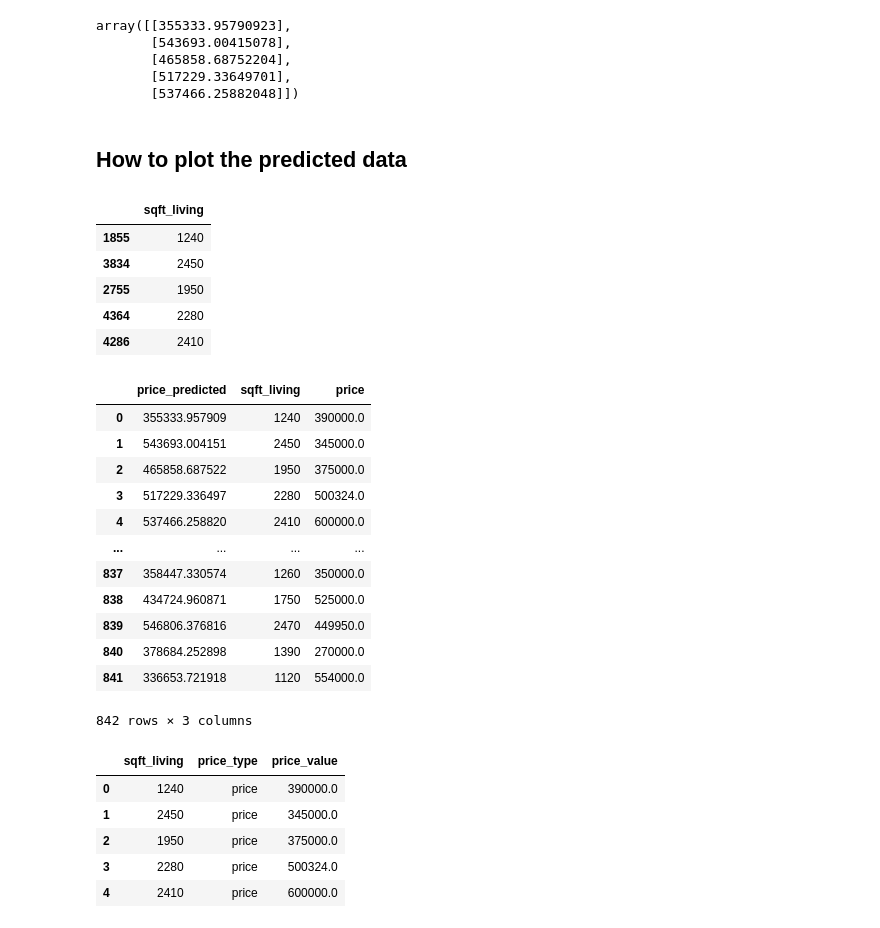
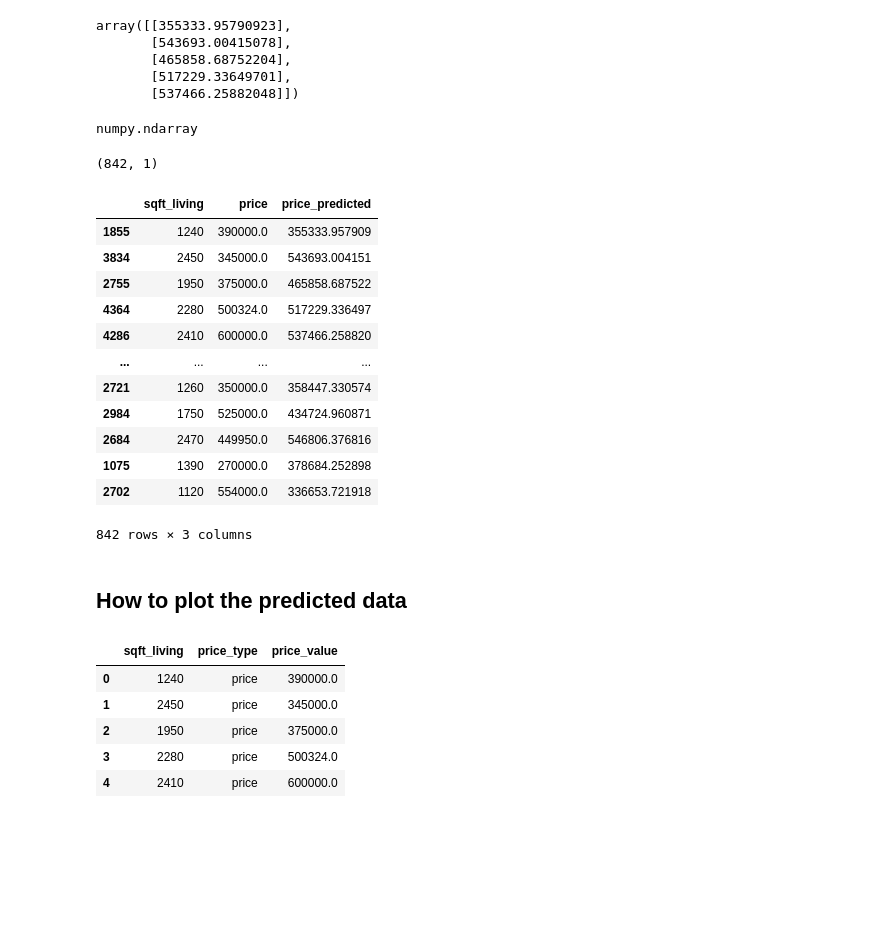
Before and after one commit to ncrowder/python, a Jupyter notebook: murach_data_analysis/class_demos/regression.ipynb, the cells around one changed output. Cells and saved outputs as stored; diff of their text form; code cells hidden in the pictures; blank space fills up the shorter version.

```diff
--- a/murach_data_analysis/class_demos/regression.ipynb
+++ b/murach_data_analysis/class_demos/regression.ipynb
@@ -178,38 +167,34 @@ array([[355333.95790923],
        [465858.68752204],
        [517229.33649701],
        [537466.25882048]])
+# %%
+type(y_predicted)
+# %% [output]
+numpy.ndarray
+# %%
+y_predicted.shape
+# %% [output]
+(842, 1)
+# %%
+df_pred = x_test.join(y_test)
+df_pred['price_predicted'] = pd.Series(y_predicted.ravel(), index = df_pred.index)
+# %%
+df_pred
+# %% [output]
+|  | sqft_living | price | price_predicted |
+| 1855 | 1240 | 390000.0 | 355333.957909 |
+| 3834 | 2450 | 345000.0 | 543693.004151 |
+| 2755 | 1950 | 375000.0 | 465858.687522 |
+| 4364 | 2280 | 500324.0 | 517229.336497 |
+| 4286 | 2410 | 600000.0 | 537466.258820 |
+| ... | ... | ... | ... |
+| 2721 | 1260 | 350000.0 | 358447.330574 |
+| 2984 | 1750 | 525000.0 | 434724.960871 |
+| 2684 | 2470 | 449950.0 | 546806.376816 |
+| 1075 | 1390 | 270000.0 | 378684.252898 |
+| 2702 | 1120 | 554000.0 | 336653.721918 |
+842 rows × 3 columns
 # %% [markdown]
 ## How to plot the predicted data
-# %%
-x_test.head()
-# %% [output]
-|  | sqft_living |
-| 1855 | 1240 |
-| 3834 | 2450 |
-| 2755 | 1950 |
-| 4364 | 2280 |
-| 4286 | 2410 |
-# %%
-# put predicted values in a frame
-predicted = pd.DataFrame(y_predicted, columns=['price_predicted'])
-
-# combine the test data and the predicted data
-combined = predicted.join([x_test.reset_index(drop=True),
-                           y_test.reset_index(drop=True)])
-combined
-# %% [output]
-|  | price_predicted | sqft_living | price |
-| 0 | 355333.957909 | 1240 | 390000.0 |
-| 1 | 543693.004151 | 2450 | 345000.0 |
-| 2 | 465858.687522 | 1950 | 375000.0 |
-| 3 | 517229.336497 | 2280 | 500324.0 |
-| 4 | 537466.258820 | 2410 | 600000.0 |
-| ... | ... | ... | ... |
-| 837 | 358447.330574 | 1260 | 350000.0 |
-| 838 | 434724.960871 | 1750 | 525000.0 |
-| 839 | 546806.376816 | 2470 | 449950.0 |
-| 840 | 378684.252898 | 1390 | 270000.0 |
-| 841 | 336653.721918 | 1120 | 554000.0 |
-842 rows × 3 columns
 # %%
 # melt price and price_predicted columns into a single column
```
Also changed, not shown: parts of 24 cells of this notebook.
